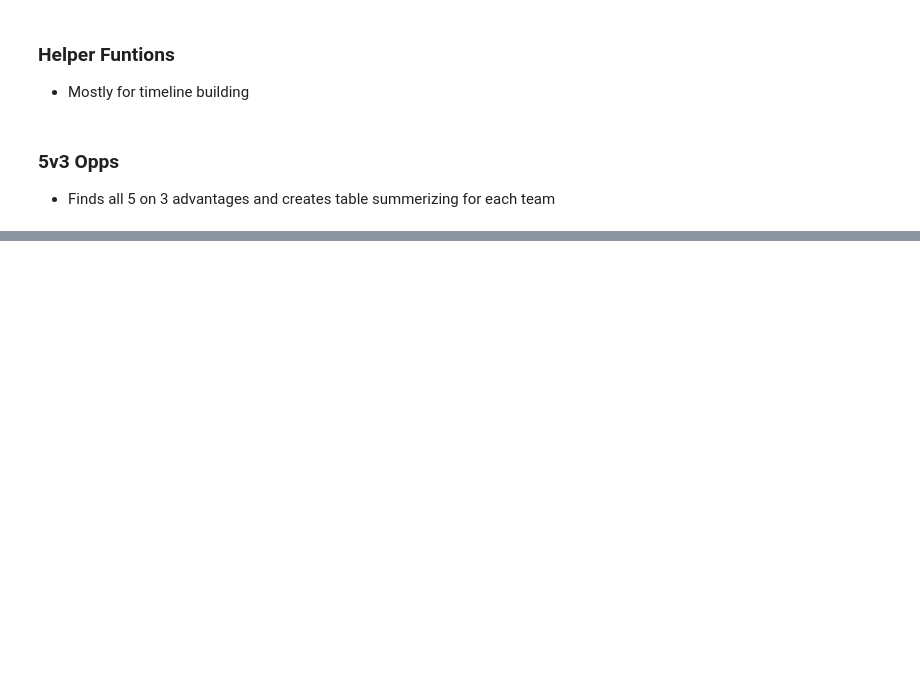
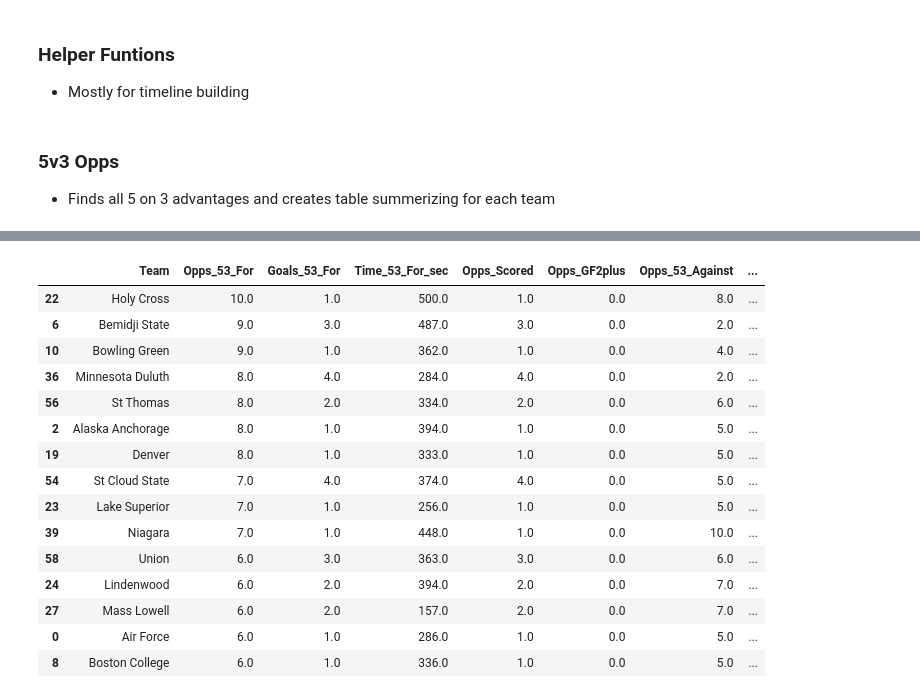
Before and after one commit to JSmith1826/college_hockey_2526, a Jupyter notebook: workbook/visualization_scripts/data_pipeline_workbook.ipynb, the cells around one changed output, grey strips where cells are left out. Saved outputs shown, nothing was run; the diff lists cells and outputs as text; code cells hidden in the pictures; blank space fills up the shorter version.

```diff
--- a/workbook/visualization_scripts/data_pipeline_workbook.ipynb
+++ b/workbook/visualization_scripts/data_pipeline_workbook.ipynb
@@ -1042,0 +1259,89 @@ def simulate_strength_game(game_id, home, away, pen_g, goals_g, include_ot=True)
+# %%
+
+# ============================================================
+# CORRECT TEAM 5v3 SUMMARY TABLE (from opps_53_df)
+# ============================================================
+
+df53 = opps_53_df.copy()
+
+# numeric + boolean safety
+num_cols = ["duration_sec", "GF_while_5v3", "GA_while_5v3"]
+for c in num_cols:
+    df53[c] = pd.to_numeric(df53[c], errors="coerce").fillna(0)
+
+# ensure flags are 0/1 ints
+for c in ["Scored_on_5v3", "Allowed_SH_on_5v3"]:
+    if df53[c].dtype == "bool":
+        df53[c] = df53[c].astype(int)
+    else:
+        df53[c] = pd.to_numeric(df53[c], errors="coerce").fillna(0).astype(int)
+
+# ----------------------------
+# 5v3 OFFENSE (advantaged team)
+# ----------------------------
+t53_for = (
+    df53.groupby("Adv_Team")
+    .agg(
+        Opps_53_For=("Game_ID", "count"),
+        Goals_53_For=("GF_while_5v3", "sum"),
+        Time_53_For_sec=("duration_sec", "sum"),
+        Opps_Scored=("Scored_on_5v3", "sum"),
+        Opps_GF2plus=("GF_while_5v3", lambda x: (x >= 2).sum()),
+    )
+    .reset_index()
+    .rename(columns={"Adv_Team": "Team"})
+)
+
+# ----------------------------
+# 3v5 DEFENSE (short-handed team)
+# IMPORTANT: goals allowed here are PP goals scored by advantaged team => GF_while_5v3
+# ----------------------------
+t53_against = (
+    df53.groupby("SH_Team")
+    .agg(
+        Opps_53_Against=("Game_ID", "count"),
+        Goals_53_Allowed=("GF_while_5v3", "sum"),          # <-- key fix
+        Time_53_Against_sec=("duration_sec", "sum"),
+        Opps_Allowed=("Scored_on_5v3", "sum"),             # <-- key fix (same event, from defender perspective)
+        SHG_for_while_3v5=("GA_while_5v3", "sum"),          # short-handed goals scored while down 3v5 (rare, but real)
+    )
+    .reset_index()
+    .rename(columns={"SH_Team": "Team"})
+)
+
+team_53_summary = t53_for.merge(t53_against, on="Team", how="outer").fillna(0)
+
+# ----------------------------
+# Derived metrics (guard divide-by-zero)
+# ----------------------------
+team_53_summary["ConvRate_anyGoal"] = team_53_summary["Opps_Scored"] / team_53_summary["Opps_53_For"].replace(0, np.nan)
+team_53_summary["GF_per_53"] = team_53_summary["Goals_53_For"] / team_53_summary["Opps_53_For"].replace(0, np.nan)
+team_53_summary["GF60_53"] = team_53_summary["Goals_53_For"] / (team_53_summary["Time_53_For_sec"] / 3600).replace(0, np.nan)
+
+team_53_summary["Survival_53"] = 1 - (team_53_summary["Opps_Allowed"] / team_53_summary["Opps_53_Against"].replace(0, np.nan))
+team_53_summary["GA_per_53"] = team_53_summary["Goals_53_Allowed"] / team_53_summary["Opps_53_Against"].replace(0, np.nan)
+team_53_summary["GA60_53"] = team_53_summary["Goals_53_Allowed"] / (team_53_summary["Time_53_Against_sec"] / 3600).replace(0, np.nan)
+
+team_53_summary = team_53_summary.fillna(0)
+
+# sort: biggest sample first, then best finishing
+team_53_summary = team_53_summary.sort_values(["Opps_53_For", "ConvRate_anyGoal"], ascending=[False, False])
+
+team_53_summary.head(15)
+# %% [output]
+|  | Team | Opps_53_For | Goals_53_For | Time_53_For_sec | Opps_Scored | Opps_GF2plus | Opps_53_Against | ... |
+| 22 | Holy Cross | 10.0 | 1.0 | 500.0 | 1.0 | 0.0 | 8.0 | ... |
+| 6 | Bemidji State | 9.0 | 3.0 | 487.0 | 3.0 | 0.0 | 2.0 | ... |
+| 10 | Bowling Green | 9.0 | 1.0 | 362.0 | 1.0 | 0.0 | 4.0 | ... |
+| 36 | Minnesota Duluth | 8.0 | 4.0 | 284.0 | 4.0 | 0.0 | 2.0 | ... |
+| 56 | St Thomas | 8.0 | 2.0 | 334.0 | 2.0 | 0.0 | 6.0 | ... |
+| 2 | Alaska Anchorage | 8.0 | 1.0 | 394.0 | 1.0 | 0.0 | 5.0 | ... |
+| 19 | Denver | 8.0 | 1.0 | 333.0 | 1.0 | 0.0 | 5.0 | ... |
+| 54 | St Cloud State | 7.0 | 4.0 | 374.0 | 4.0 | 0.0 | 5.0 | ... |
+| 23 | Lake Superior | 7.0 | 1.0 | 256.0 | 1.0 | 0.0 | 5.0 | ... |
+| 39 | Niagara | 7.0 | 1.0 | 448.0 | 1.0 | 0.0 | 10.0 | ... |
+| 58 | Union | 6.0 | 3.0 | 363.0 | 3.0 | 0.0 | 6.0 | ... |
+| 24 | Lindenwood | 6.0 | 2.0 | 394.0 | 2.0 | 0.0 | 7.0 | ... |
+| 27 | Mass Lowell | 6.0 | 2.0 | 157.0 | 2.0 | 0.0 | 7.0 | ... |
+| 0 | Air Force | 6.0 | 1.0 | 286.0 | 1.0 | 0.0 | 5.0 | ... |
+| 8 | Boston College | 6.0 | 1.0 | 336.0 | 1.0 | 0.0 | 5.0 | ... |
```
Also changed, not shown: parts of 6 cells of this notebook, 3 other files.
